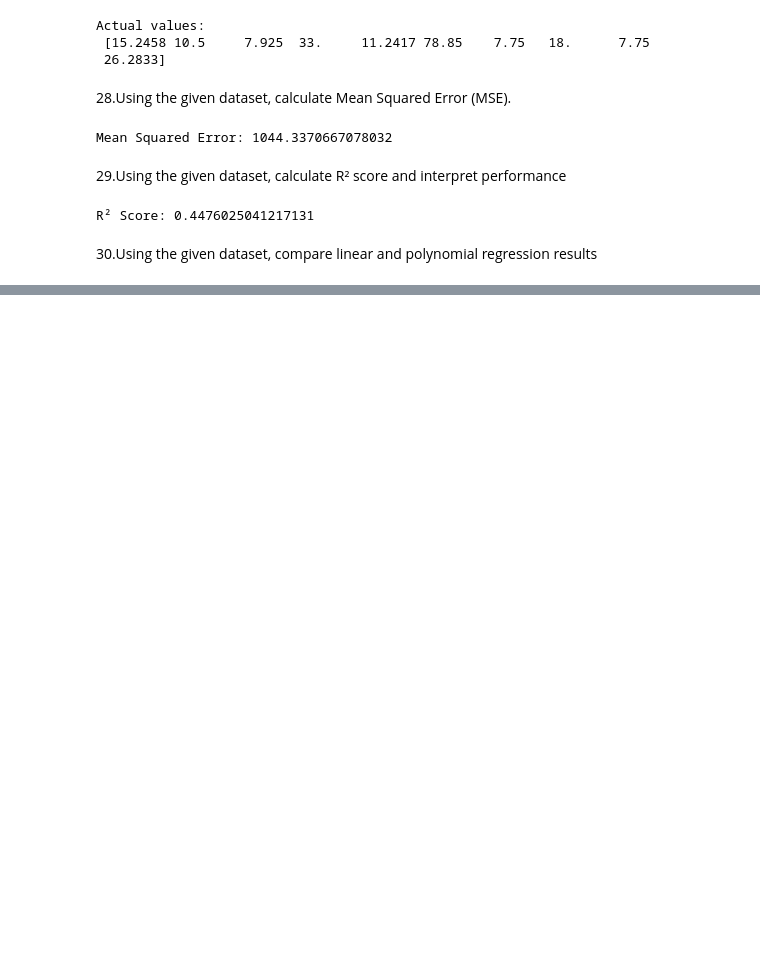
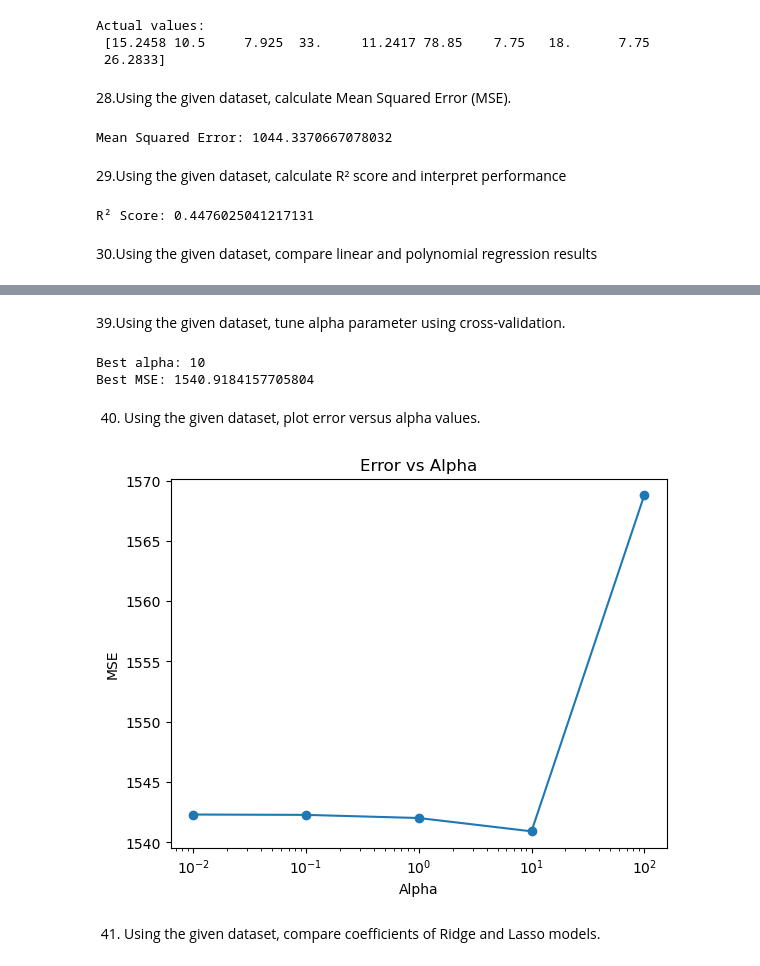
Before and after one commit to aryapatange/mlt_lab_ps, a Jupyter notebook: questions.ipynb, the cells around one changed output, grey strips where cells are left out. Cells and saved outputs as stored; diff of their text form; code cells hidden in the pictures; blank space fills up the shorter version.

```diff
--- a/questions.ipynb
+++ b/questions.ipynb
@@ -797,0 +1049,68 @@ R² Score: 0.4476025041217131
+# %% [markdown]
+39.Using the given dataset, tune alpha parameter using cross-validation.
+# %%
+from sklearn.linear_model import Ridge
+from sklearn.model_selection import GridSearchCV
+
+# Step 1: Define alpha values to test
+param_grid = {'alpha': [0.01, 0.1, 1, 10, 100]}
+
+# Step 2: Create model
+ridge = Ridge()
+
+# Step 3: Grid Search with Cross-Validation
+grid = GridSearchCV(
+    ridge,
+    param_grid,
+    scoring='neg_mean_squared_error',
+    cv=5
+)
+
+# Step 4: Train
+grid.fit(X, y)
+
+# Step 5: Best alpha
+print("Best alpha:", grid.best_params_['alpha'])
+
+# Step 6: Best score
+print("Best MSE:", -grid.best_score_)
+# %% [output]
+Best alpha: 10
+Best MSE: 1540.9184157705804
+# %% [markdown]
+40. Using the given dataset, plot error versus alpha values.
+# %%
+import matplotlib.pyplot as plt
+from sklearn.linear_model import Ridge
+from sklearn.model_selection import cross_val_score
+import numpy as np
+
+# Step 1: Define alpha values
+alphas = [0.01, 0.1, 1, 10, 100]
+
+mse_values = []
+
+# Step 2: Calculate MSE for each alpha
+for a in alphas:
+    model = Ridge(alpha=a)
+
+    scores = cross_val_score(
+        model, X, y,
+        scoring='neg_mean_squared_error',
+        cv=5
+    )
+
+    mse = -np.mean(scores)
+    mse_values.append(mse)
+
+# Step 3: Plot
+plt.plot(alphas, mse_values, marker='o')
+plt.xlabel("Alpha")
+plt.ylabel("MSE")
+plt.title("Error vs Alpha")
+plt.xscale('log')   # better visualization
+plt.show()
+# %% [output]
+[figure, added]
+# %% [markdown]
+41. Using the given dataset, compare coefficients of Ridge and Lasso models.
```
Also changed, not shown: parts of 20 cells of this notebook.
